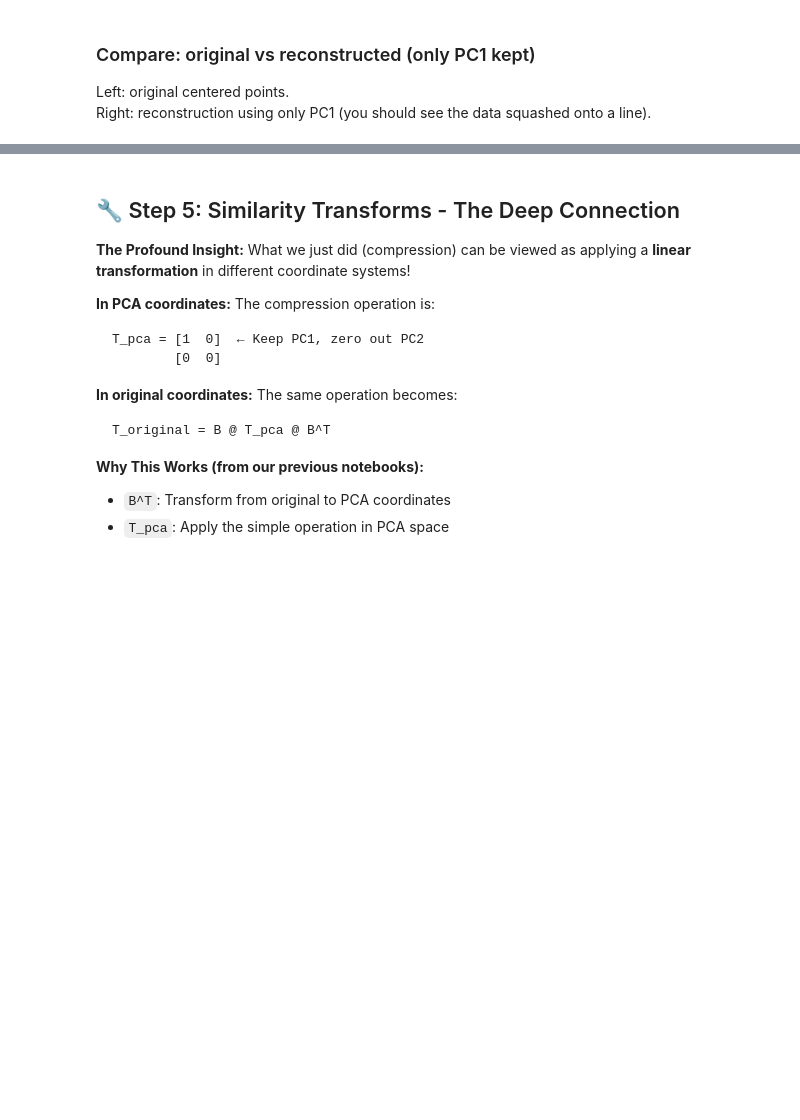
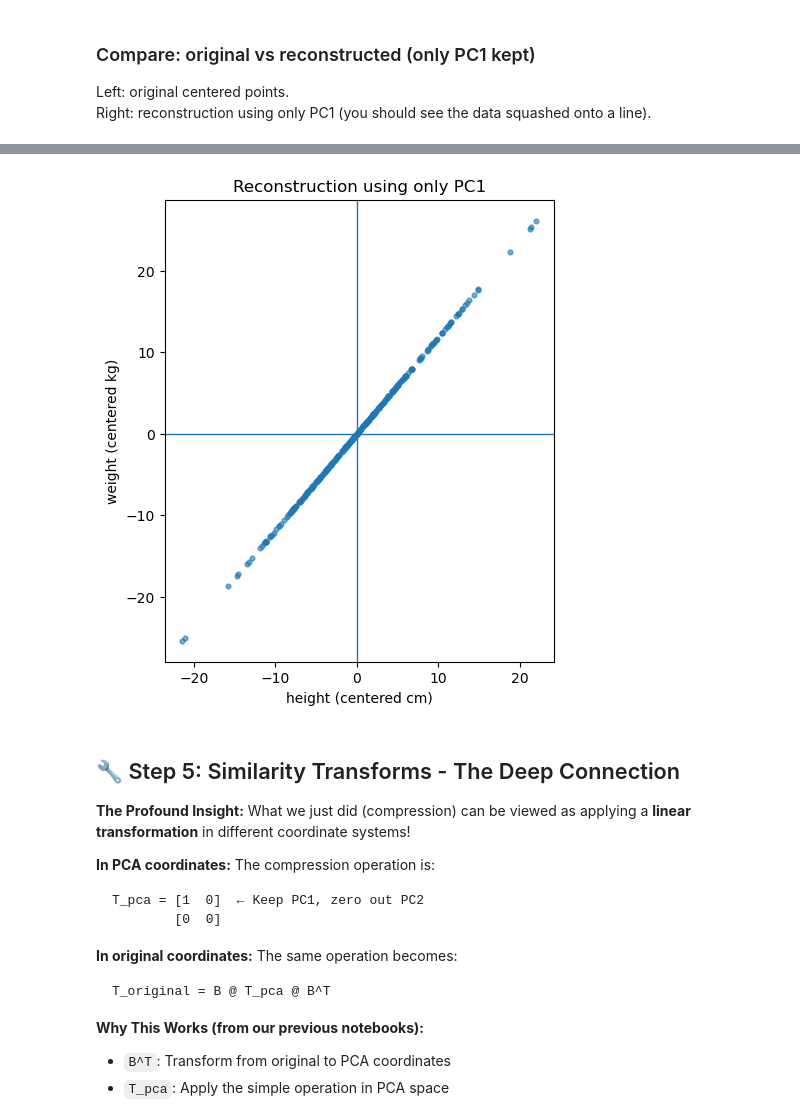
Before and after one commit to MarRoth93/Study_ML, a Jupyter notebook: math_for_ml/02_matrices_02/03b_example_change_of_basis.ipynb, the cells around one changed output, grey strips where cells are left out. Drawn from its saved outputs; the diff is of its cells as text; code cells hidden in the pictures; blank space fills up the shorter version.

```diff
--- a/math_for_ml/02_matrices_02/03b_example_change_of_basis.ipynb
+++ b/math_for_ml/02_matrices_02/03b_example_change_of_basis.ipynb
@@ -647,12 +645,13 @@ NameError: name 'Xc' is not defined
 # %%
-
 plt.figure()
-plt.scatter(Xc_recon[:,0], Xc_recon[:,1], s=12, alpha=0.6)
+plt.scatter(X_reconstructed_centered[:,0], X_reconstructed_centered[:,1], s=12, alpha=0.6)
 plt.axhline(0, linewidth=1); plt.axvline(0, linewidth=1)
 plt.xlabel("height (centered cm)"); plt.ylabel("weight (centered kg)")
 plt.title("Reconstruction using only PC1")
 plt.gca().set_aspect('equal', adjustable='box')
 plt.show()
+# %% [output]
+[figure, added]
 # %% [markdown]
 ## 🔧 Step 5: Similarity Transforms - The Deep Connection
 
```
Also changed, not shown: parts of 6 cells of this notebook.
